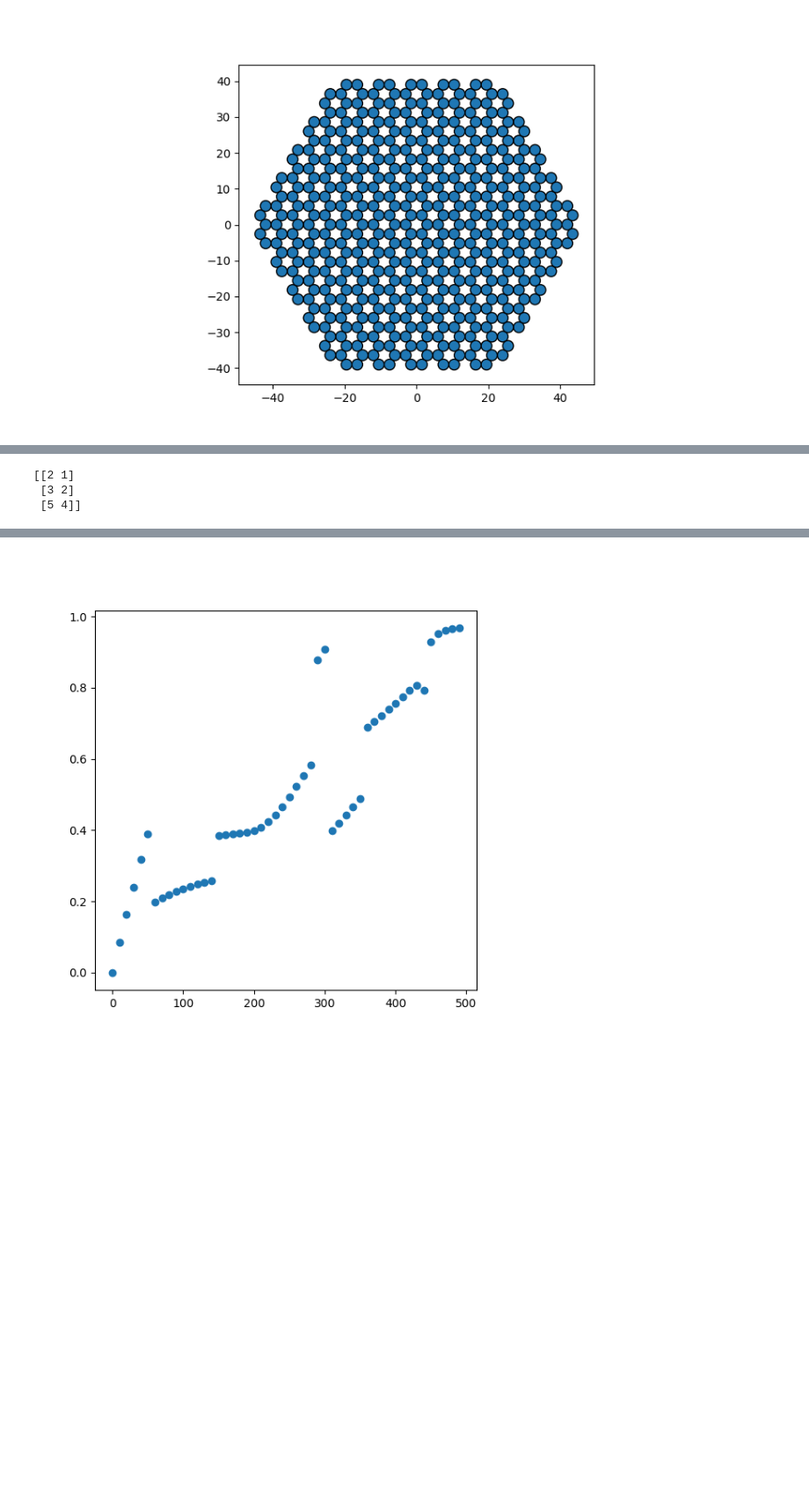
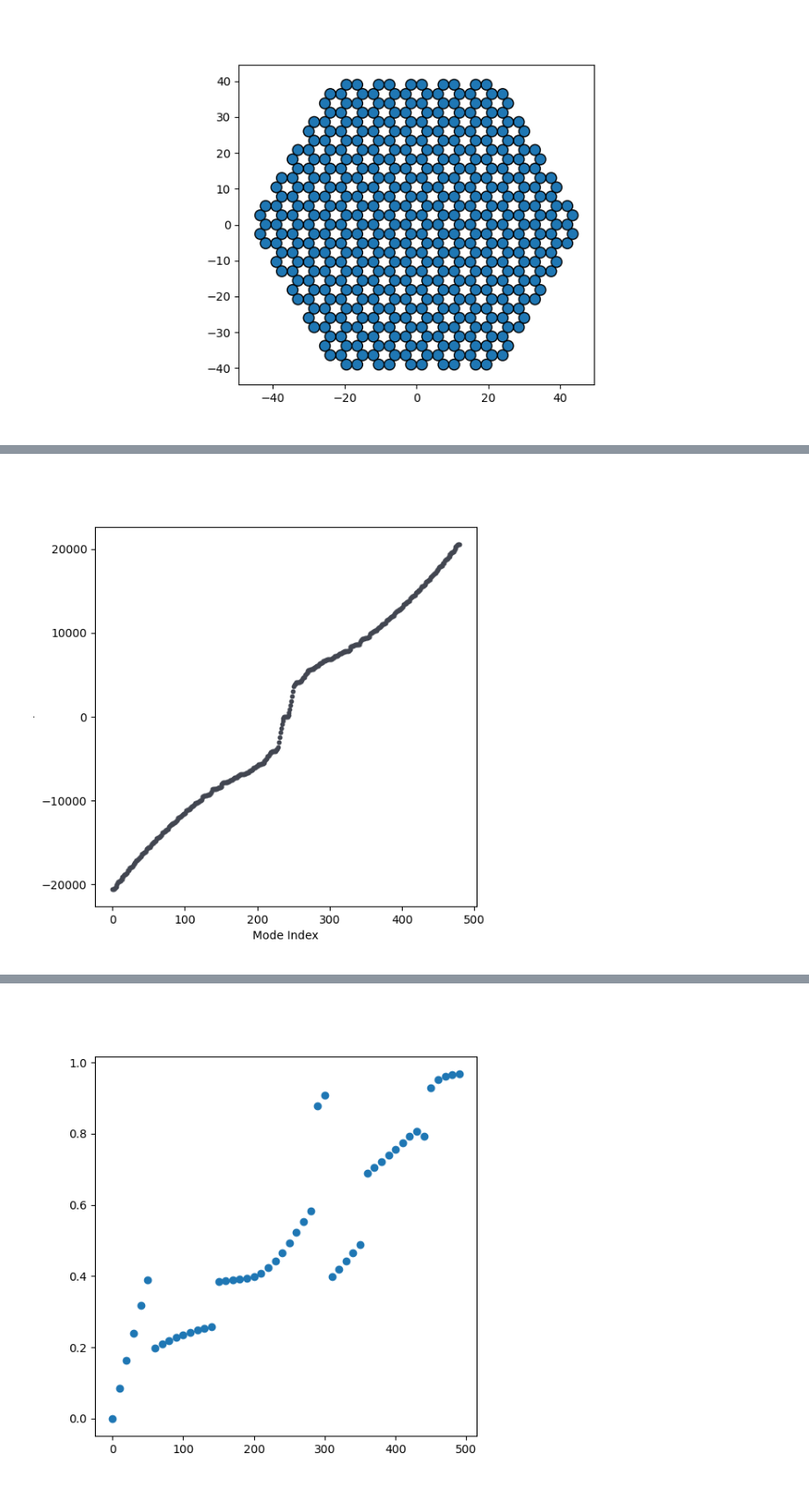
Before and after one commit to NRobertsF91W/PhD-Jupyter-Notebooks, a Jupyter notebook: Twisted honeycomb numerical analysis - using fibre classes.ipynb, the cells around one changed output, grey strips where cells are left out. Shown at 88% size. Drawn from its saved outputs; the diff is of its cells as text; code cells hidden in the pictures; blank space fills up the shorter version.

Commit message:
added extra comments and improved propagation code

```diff
--- a/Twisted honeycomb numerical analysis - using fibre classes.ipynb
+++ b/Twisted honeycomb numerical analysis - using fibre classes.ipynb
@@ -50,5 +52,5 @@ Wall time: 67 ms
 # %%
 honeyCombAnalysisVector = AnalysisClass(honeyComb.latticePoints, 9144635.4, 500, 7000, PITCH)
-%time vals, vecs = honeyCombAnalysisVector.find_twisted_eigenvalues_vector(with_onsite=False)
-# honeyCombAnalysisVector.plot_propagation_const()
+%time honeyCombAnalysisVector.find_twisted_eigenvalues_vector(with_onsite=False)
+honeyCombAnalysisVector.plot_propagation_const()
 # %% [output]
@@ -56,8 +58,2 @@ Wall time: 49 ms
+[figure, added]
-# %%
-test_array = np.array([[1,2],[2,3],[4,5]])
-print(np.flip(test_array, axis=1))
-# %% [output]
-[[2 1]
- [3 2]
- [5 4]]
 # %%
```
Also changed, not shown: parts of 7 cells of this notebook, 2 other files.
